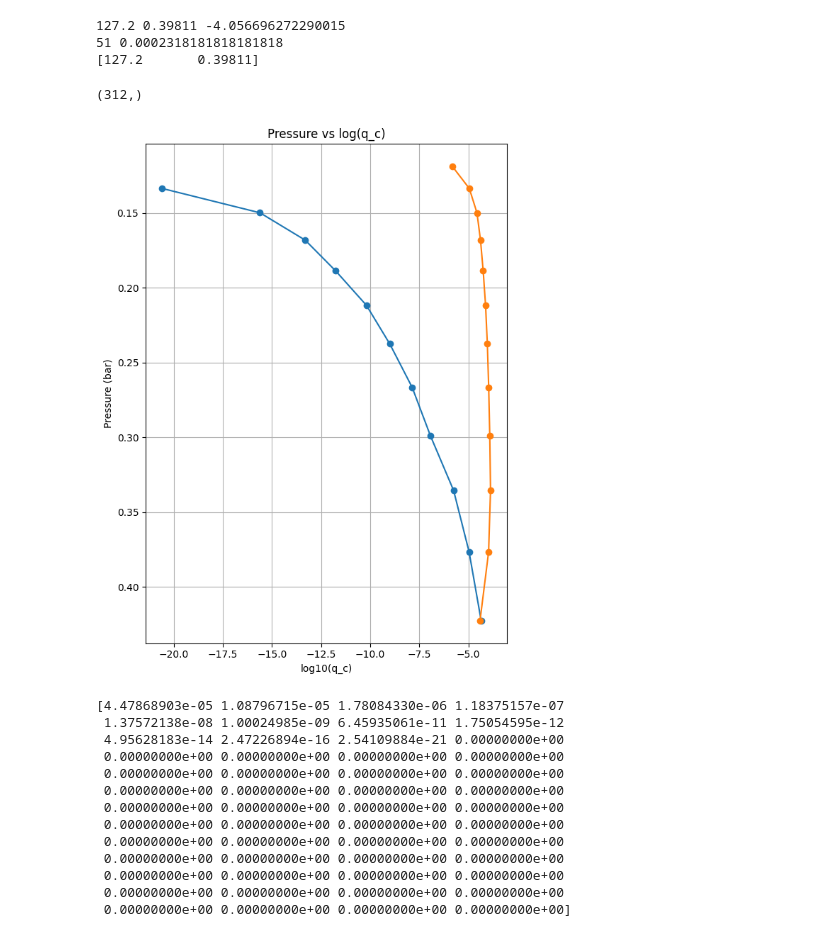
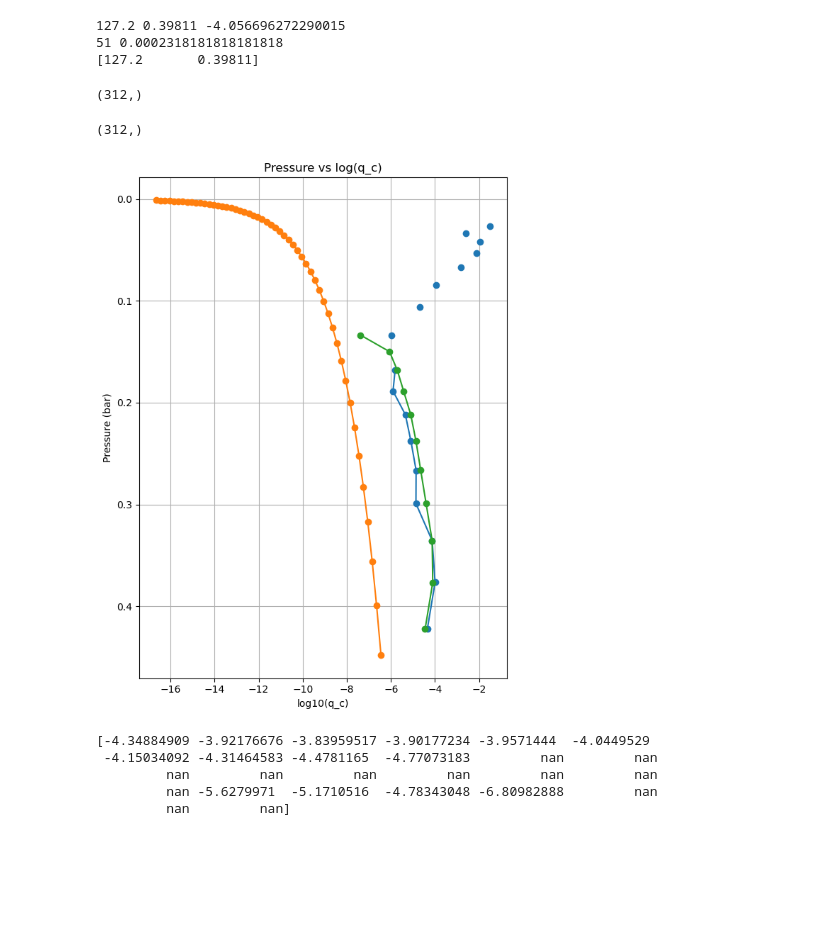
Before and after one commit to soumi-mandal1903/cloud_model, a Jupyter notebook: jupyter/new.ipynb, the cells around one changed output. Cells and saved outputs as stored; diff of their text form; code cells hidden in the pictures; blank space fills up the shorter version.

```diff
--- a/jupyter/new.ipynb
+++ b/jupyter/new.ipynb
@@ -122,11 +128,13 @@ def layer(teff, grav, nzp1, nsub, t_edge, p_edge):
         z_edge: altitudes at layer edges (cm), length nzsub+1
         p: pressures at layer midpoints (bars), length nzsub
         t: temperatures at layer midpoints (K), length nzsub
-        chf: convective heat flux (erg/cm^2/s), length nzsub
+        chf: convective heat flux (erg/cm^2/s), float
         mixl: mixing length (cm), length nzsub
+        kz: eddy diffusion coefficient (cm^2/s), length nzsub
     """
     r_atmos = 8.3143e7 / 2.2
     STEFBOLTZ = 5.67051e-5
+    chf = STEFBOLTZ * teff ** 4
 
 
     p_edge = np.array(p_edge)
@@ -138,8 +146,8 @@ def layer(teff, grav, nzp1, nsub, t_edge, p_edge):
     z_edge = np.zeros(nzsub+1)
     p = np.zeros(nzsub)
     t = np.zeros(nzsub)
-    chf = np.zeros(nzsub)
     mixl = np.zeros(nzsub)
+    kz = np.zeros(nzsub)
 
     z_edge[nzsub] = 0.0
 
@@ -153,6 +161,7 @@ def layer(teff, grav, nzp1, nsub, t_edge, p_edge):
         dtdlnp = ( t_top - t_bot ) / dlnp
         dp_sub = dp_layer/nsub
         scale_h = r_atmos * t_edge[ibot] / grav
+        scalef_kz = 1/3
         p_sub_bot = p_bot
         z_edge_sub_bot = z_edge[ibot]
         t_sub_bot = t_bot
@@ -170,21 +179,22 @@ def layer(teff, grav, nzp1, nsub, t_edge, p_edge):
             z[iz*nsub+i] = z_edge_sub_bot + scale_h*np.log(p_sub_bot/p_sub)
             lapse_ratio = (t_sub_bot - t_sub_top)/ np.log(p_sub_bot/p_sub_top) / (2/7 * t_sub)
             mixl[iz*nsub+i] = max(0.1, lapse_ratio) * scale_h
+            rho_atmos = p_sub/(r_atmos*t_sub)
+            c_p = (7/2)*r_atmos
+            kz[iz*nsub+i] = scalef_kz * scale_h * (mixl[iz*nsub+i]/scale_h)**(4/3) * ((r_atmos*chf)/(rho_atmos*c_p))**(1/3)
+
 
             p_sub_bot = p_sub_top
             t_sub_bot = t_sub_top
             z_edge_sub_bot = z_edge_sub_top
 
-    for iz in range(nz):
-        chf[iz] = STEFBOLTZ * teff ** 4
+    return nz, nzsub, z, z_edge, p, t, chf, mixl, kz
 
-    return nz, nzsub, z, z_edge, p, t, chf, mixl
-
-nz, nzsub, z, z_edge, p, t, chf, mixl = layer(T_eff, gravity, num_layers, 10, input_data[:,0], input_data[:,1])
+nz, nzsub, z, z_edge, p, t, chf, mixl, kz = layer(T_eff, gravity, num_layers, 1, input_data[:,0], input_data[:,1])
 # %%
 ## Analytical Method
 
-f_rain = 10
+f_rain = 1
 output = []
 for i in range(nz-1, -1, -1):
     if p[i] <= 0.4224:
@@ -204,6 +214,10 @@ for i in range(nz-1, -1, -1):
             qt = qv + (qc_prev)*np.exp(-(z_mid-z_mid_prev)*f_rain/mixl[i])
             output.append([T_mid, P_mid, qv, qt, qt-qv, z_mid])
 output = np.array(output)
+# %%
+kz.shape
+# %% [output]
+(312,)
 # %%
 ## Numerical method
 
@@ -230,7 +266,24 @@ for i in range(nz-1, -1, -1): # nz for read_voyager and nzsub for layer
 output = np.array(output)
+# %%
+# Using virga package
+import virga.justdoit as jdi
+import astropy.units as u
+import pandas as pd
+import matplotlib.pyplot as plt
+
+data = np.column_stack((t, p, z, mixl, kz, chf*np.ones_like(t)))
+columns = ['temperature', 'pressure', 'altitude', 'mixing_length', 'kz', 'chf']
+df = pd.DataFrame(data, columns=columns)
+
+atmos = jdi.Atmosphere(['NH3'], fsed=4)
+cmps2 = u.cm / u.s**2
+atmos.gravity(gravity=gravity, gravity_unit=cmps2)
+atmos.ptk(df=df, Teff=T_eff, convective_overshoot=1/3)
+
+output_virga = jdi.compute(atmo=atmos, directory='/home/sansar1/Codes/cloud_model/virga/virga/mieffs')
 # %%
 # Read voyager_frain1_sig2.out
-file = "/home/sansar1/Codes/cloud_model/output/voyager_frain1_sig2.out"
+file = "/home/sansar1/Codes/cloud_model/output/voyager_frain4_sig2.out"
 voyager = []
 with open(file, "r") as f:
     lines = f.readlines()
@@ -245,33 +298,31 @@ print(voyager[:,4].shape)
 # %%
 qc = output[:,4]
 P = output[:,1]
+qc_virga = output_virga['condensate_mmr']
+P_virga = output_virga['pressure']
+P_virga = P_virga[P_virga <= 0.45]
+qc_virga = qc_virga[:len(P_virga)]
+
 plt.figure(figsize=(6, 8))
 plt.plot(np.log10(qc), P, marker='o')
+plt.plot(np.log10(qc_virga), P_virga, marker='o')
 plt.plot(np.log10(voyager[:,4]), voyager[:,1]*(10**(-6)), marker='o')
 
 plt.gca().invert_yaxis()  # invert pressure axis
 plt.xlabel("log10(q_c)")
 plt.ylabel("Pressure (bar)")  # assuming pressure in bar (confirm units)
 plt.title("Pressure vs log(q_c)")
 plt.grid(True)
 plt.tight_layout()
 plt.show()
 # %% [output]
-[figure, old version]
+[figure, new version]
 # %%
-print(qc)
+print(np.log10(qc))
 # %% [output]
-[4.47868903e-05 1.08796715e-05 1.78084330e-06 1.18375157e-07
- 1.37572138e-08 1.00024985e-09 6.45935061e-11 1.75054595e-12
- 4.95628183e-14 2.47226894e-16 2.54109884e-21 0.00000000e+00
- 0.00000000e+00 0.00000000e+00 0.00000000e+00 0.00000000e+00
- 0.00000000e+00 0.00000000e+00 0.00000000e+00 0.00000000e+00
- 0.00000000e+00 0.00000000e+00 0.00000000e+00 0.00000000e+00
- 0.00000000e+00 0.00000000e+00 0.00000000e+00 0.00000000e+00
- 0.00000000e+00 0.00000000e+00 0.00000000e+00 0.00000000e+00
- 0.00000000e+00 0.00000000e+00 0.00000000e+00 0.00000000e+00
- 0.00000000e+00 0.00000000e+00 0.00000000e+00 0.00000000e+00
- 0.00000000e+00 0.00000000e+00 0.00000000e+00 0.00000000e+00
- 0.00000000e+00 0.00000000e+00 0.00000000e+00 0.00000000e+00
- 0.00000000e+00 0.00000000e+00 0.00000000e+00 0.00000000e+00]
+[-4.34884909 -3.92176676 -3.83959517 -3.90177234 -3.9571444  -4.0449529
+ -4.15034092 -4.31464583 -4.4781165  -4.77073183         nan         nan
+         nan         nan         nan         nan         nan         nan
+         nan -5.6279971  -5.1710516  -4.78343048 -6.80982888         nan
+         nan         nan]
 # %%
```
Also changed, not shown: parts of 3 cells of this notebook, 2 other files.
